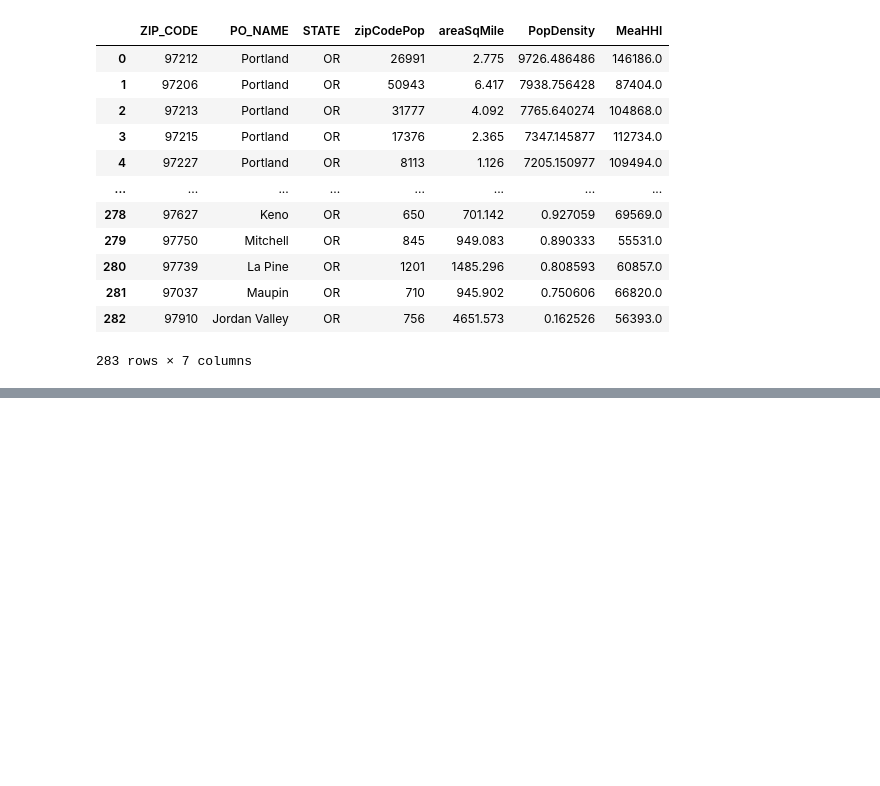
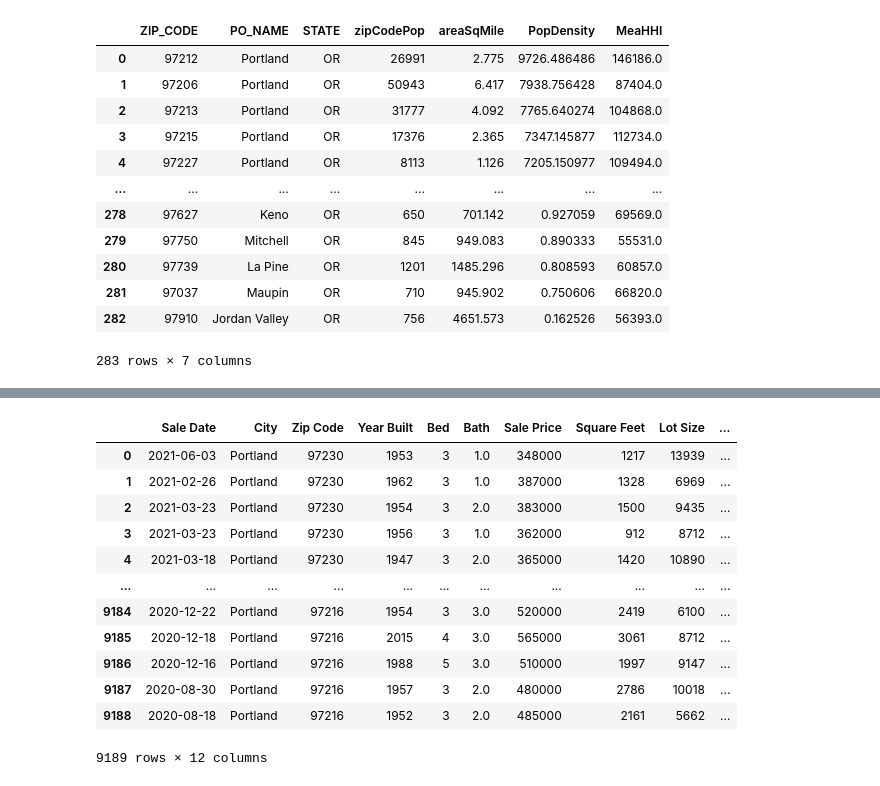
Before and after one commit to chrissnead/Home_Value_Analysis, a Jupyter notebook: Portland_House_Sales.ipynb, the cells around one changed output, grey strips where cells are left out. Drawn from its saved outputs; the diff is of its cells as text; code cells hidden in the pictures; blank space fills up the shorter version.

```diff
--- a/Portland_House_Sales.ipynb
+++ b/Portland_House_Sales.ipynb
@@ -211,9 +211,10 @@ dtype: object
 # %%
 # Load population density data
 income = pd.read_csv('Resources/zipPopDensity_meanHHI.csv')
-
+crime = pd.read_csv('Resources/crimes_by_zip.csv')
 # Convert to DataFrame
 income_df = pd.DataFrame(income)
+crime_df = pd.DataFrame(crime)
 
 income_df
 # %% [output]
@@ -230,3 +231,6 @@ income_df
 | 281 | 97037 | Maupin | OR | 710 | 945.902 | 0.750606 | 66820.0 |
 | 282 | 97910 | Jordan Valley | OR | 756 | 4651.573 | 0.162526 | 56393.0 |
 283 rows × 7 columns
+# %%
+crime_df = crime_df.rename(columns={'Zip':'Zip Code'})
+crime_df
@@ -276,3 +298,20 @@ combined_df
+# %%
+combined_df_all = pd.merge(combined_df, crime_df, on='Zip Code')
+combined_df_all
+# %% [output]
+|  | Sale Date | City | Zip Code | Year Built | Bed | Bath | Sale Price | Square Feet | Lot Size | ... |
+| 0 | 2021-06-03 | Portland | 97230 | 1953 | 3 | 1.0 | 348000 | 1217 | 13939 | ... |
+| 1 | 2021-02-26 | Portland | 97230 | 1962 | 3 | 1.0 | 387000 | 1328 | 6969 | ... |
+| 2 | 2021-03-23 | Portland | 97230 | 1954 | 3 | 2.0 | 383000 | 1500 | 9435 | ... |
+| 3 | 2021-03-23 | Portland | 97230 | 1956 | 3 | 1.0 | 362000 | 912 | 8712 | ... |
+| 4 | 2021-03-18 | Portland | 97230 | 1947 | 3 | 2.0 | 365000 | 1420 | 10890 | ... |
+| ... | ... | ... | ... | ... | ... | ... | ... | ... | ... | ... |
+| 9184 | 2020-12-22 | Portland | 97216 | 1954 | 3 | 3.0 | 520000 | 2419 | 6100 | ... |
+| 9185 | 2020-12-18 | Portland | 97216 | 2015 | 4 | 3.0 | 565000 | 3061 | 8712 | ... |
+| 9186 | 2020-12-16 | Portland | 97216 | 1988 | 5 | 3.0 | 510000 | 1997 | 9147 | ... |
+| 9187 | 2020-08-30 | Portland | 97216 | 1957 | 3 | 2.0 | 480000 | 2786 | 10018 | ... |
+| 9188 | 2020-08-18 | Portland | 97216 | 1952 | 3 | 2.0 | 485000 | 2161 | 5662 | ... |
+9189 rows × 12 columns
 # %%
 # Export to csv
 combined_df.to_csv('Resources/combined_housing.csv', index=False)
```
Also changed, not shown: parts of 4 cells of this notebook, 11 other files.
